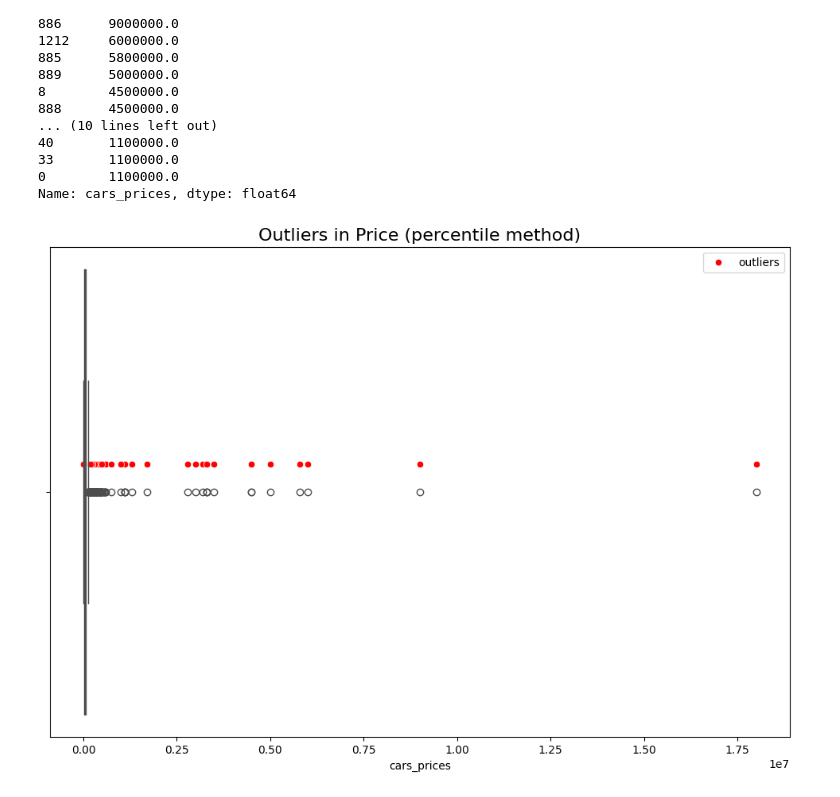
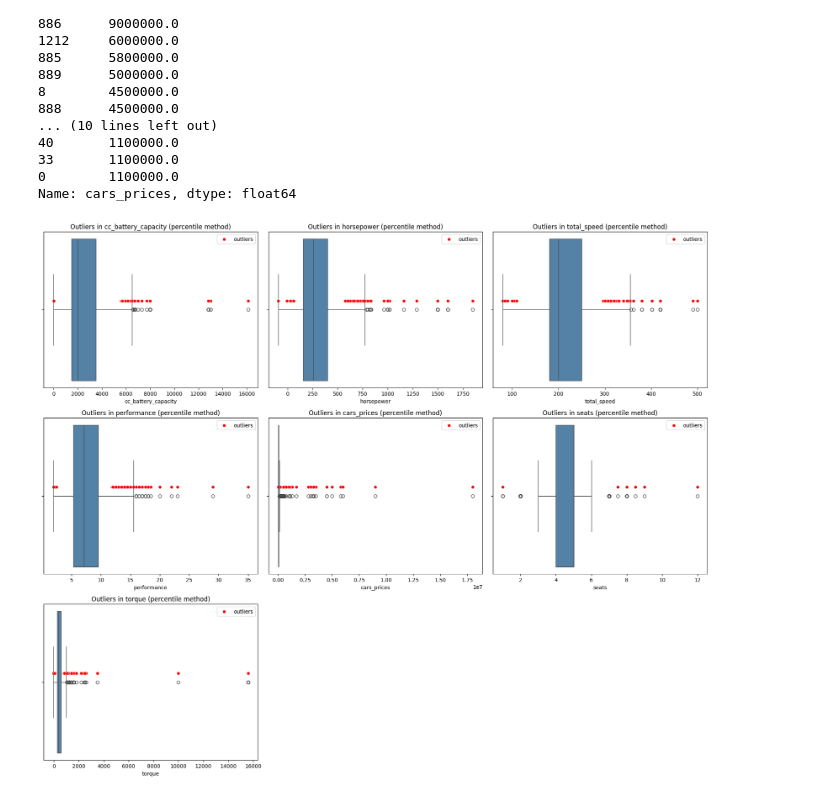
Before and after one commit to Wazard/GruppoX-Car-Analysis, a Jupyter notebook: car_analysis.ipynb, the cells around one changed output. Drawn from its saved outputs; the diff is of its cells as text; code cells hidden in the pictures.

Commit message:
outlier analysis

```diff
--- a/car_analysis.ipynb
+++ b/car_analysis.ipynb
@@ -551,26 +551,43 @@ Esempi di outlier estremi (percentile filtering):
 0        1100000.0
 Name: cars_prices, dtype: float64
 # %%
-outlier_flags = handler.detect_outliers_all(method="percentile", lower_percentile=0.01, upper_percentile=0.90)
-
-# Make the figure 2x larger (default is ~6x4, so use 12x8)
-plt.figure(figsize=(12, 8))
-
-# Full boxplot of all prices
-sns.boxplot(x=handler.df["cars_prices"], color="aqua")
-
-# Overlay the outliers in red
-mask = outlier_flags["cars_prices"]
-sns.scatterplot(
-    x=handler.df["cars_prices"][mask],
-    y=[-0.05]*mask.sum(),   # small jitter so they appear above the box
-    color="red",
-    marker="o",
-    label="outliers"
+# Detect outliers with percentile method
+outlier_flags = handler.detect_outliers_all(
+    method="percentile", lower_percentile=0.01, upper_percentile=0.90
 )
 
-plt.title("Outliers in Price (percentile method)", fontsize=16)
-plt.legend()
+# Get numeric columns
+numeric_cols = handler.df.select_dtypes(include="number").columns
+n_cols = len(numeric_cols)
+
+# Grid layout: 3 plots per row
+n_rows = (n_cols + 2) // 3
+fig, axes = plt.subplots(n_rows, 3, figsize=(18, 5*n_rows))  # larger grid
+axes = axes.flatten()
+
+for i, col in enumerate(numeric_cols):
+    # Full boxplot
+    sns.boxplot(x=handler.df[col], color="steelblue", ax=axes[i])
+
+    # Overlay outliers in red
+    mask = outlier_flags[col]
+    sns.scatterplot(
+        x=handler.df[col][mask],
+        y=[-0.05]*mask.sum(),   # jitter so they appear just below the box
+        color="red",
+        marker="o",
+        ax=axes[i],
+        label="outliers"
+    )
+
+    axes[i].set_title(f"Outliers in {col} (percentile method)", fontsize=12)
+    axes[i].legend()
+
+# Remove unused subplots
+for j in range(i+1, len(axes)):
+    fig.delaxes(axes[j])
+
+plt.tight_layout()
 plt.show()
 # %% [output]
-[figure, old version]
+[figure, new version]
```
